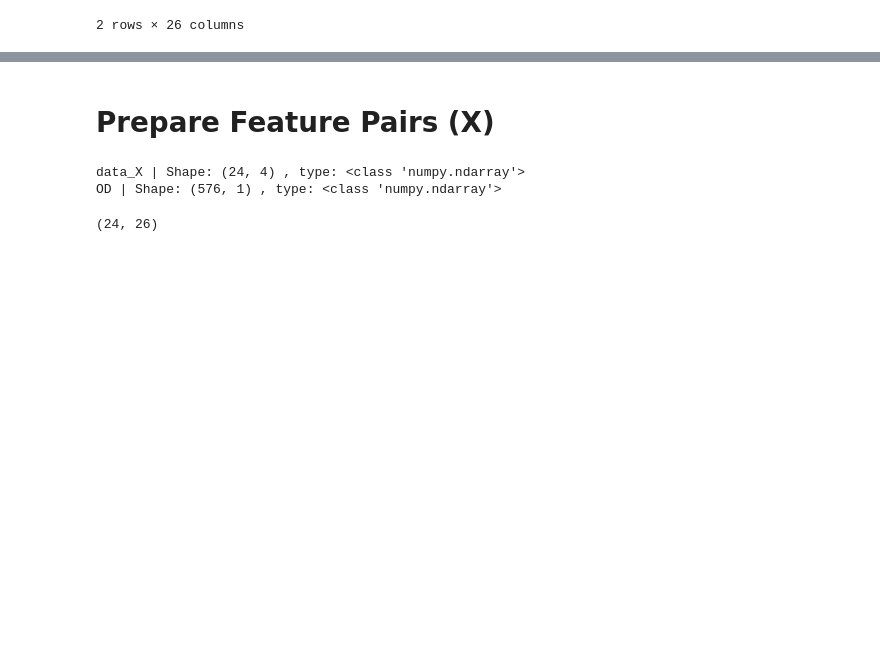
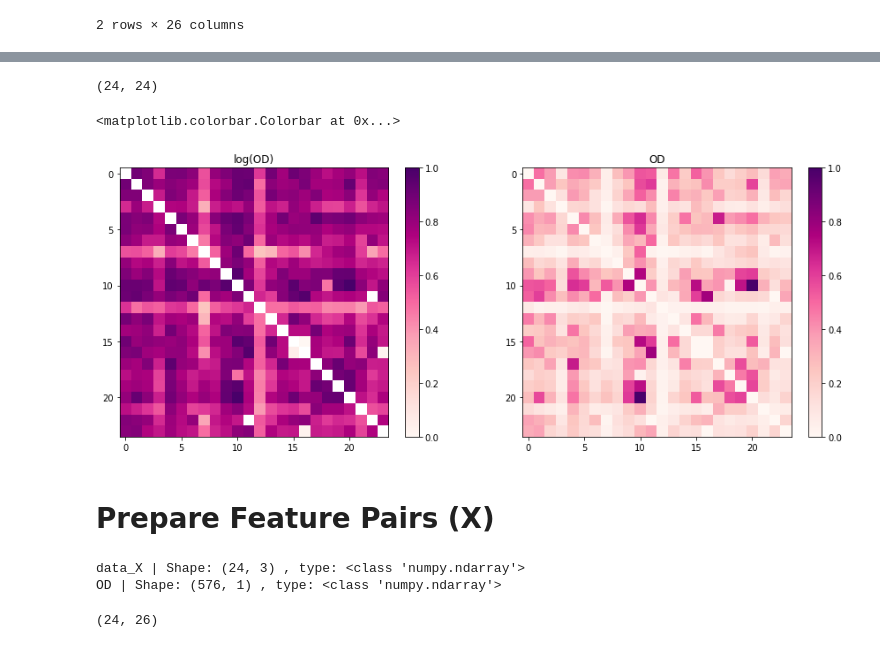
Before and after one commit to khzhang2/Air_Traffic, a Jupyter notebook: Model - Deep Gravity.ipynb, the cells around one changed output, grey strips where cells are left out. Saved outputs shown, nothing was run; the diff lists cells and outputs as text; code cells hidden in the pictures; blank space fills up the shorter version.

```diff
--- a/Model - Deep Gravity.ipynb
+++ b/Model - Deep Gravity.ipynb
@@ -23,3 +35,8 @@ CSA_df = pd.read_csv('./data/CSA_df.csv')
+# %%
+# normalize OD
+scalar_OD = preprocessing.MinMaxScaler().fit(OD_df.to_numpy().reshape(-1, 1))
+OD_df_values = scalar_OD.transform(OD_df.to_numpy().reshape(-1, 1)).reshape(24, 24)
+OD_df = pd.DataFrame(OD_df_values, index=OD_df.index, columns=OD_df.columns)
 # %%
 us_CSA_use = us_CSA.loc[us_CSA['if_plot']==1]
 print(us_CSA_use.shape)
@@ -71,17 +102,21 @@ plt.colorbar(shrink=0.85)
 # %%
-# # visualization OD
-# print(OD_df.shape)
-# fig = plt.figure(figsize=[15,7])
+# visualization OD
+print(OD_df.shape)
+fig = plt.figure(figsize=[15,7])
 
-# ax1 = fig.add_subplot(121)
-# ax1.imshow(np.log(OD_df), cmap='RdPu')
-# ax1.set_title('log(OD)')
-# fig.colorbar(cm.ScalarMappable(cmap='RdPu'), ax=ax1, shrink=0.8)
+ax1 = fig.add_subplot(121)
+ax1.imshow(np.log(OD_df), cmap='RdPu')
+ax1.set_title('log(OD)')
+fig.colorbar(cm.ScalarMappable(cmap='RdPu'), ax=ax1, shrink=0.8)
 
-# ax2 = fig.add_subplot(122)
-# ax2.imshow(OD_df, cmap='RdPu')
-# ax2.set_title('OD')
-# fig.colorbar(cm.ScalarMappable(cmap='RdPu'), ax=ax2, shrink=0.8)
+ax2 = fig.add_subplot(122)
+ax2.imshow(OD_df, cmap='RdPu')
+ax2.set_title('OD')
+fig.colorbar(cm.ScalarMappable(cmap='RdPu'), ax=ax2, shrink=0.8)
+# %% [output]
+(24, 24)
+<matplotlib.colorbar.Colorbar at 0x...>
+[figure, added]
 # %% [markdown]
 # Prepare Feature Pairs (X)
 # %%
@@ -94,7 +129,7 @@ def get_logOD(OD):
                 OD[i, j] = np.log(OD[i, j])
     return OD
 # %%
-data_X = np.array(data_X.iloc[:, :4])
+data_X = np.array(data_X.iloc[:, :3])
 # scalar_data_X = preprocessing.StandardScaler().fit(data_X)
 # data_X = scalar_data_X.transform(data_X)  # shape: [num_cities * num_features*2+1, 1]
 print('data_X | Shape:', data_X.shape, ', type: %s'%type(data_X))
@@ -105,7 +140,7 @@ scalar_OD = preprocessing.MinMaxScaler().fit(OD)
 OD = scalar_OD.transform(OD)
 print('OD | Shape:', OD.shape, ', type: %s'%type(OD))
 # %% [output]
-data_X | Shape: (24, 4) , type: <class 'numpy.ndarray'>
+data_X | Shape: (24, 3) , type: <class 'numpy.ndarray'>
 OD | Shape: (576, 1) , type: <class 'numpy.ndarray'>
 # %%
 print(us_CSA_use.shape)
```
Also changed, not shown: parts of 18 cells of this notebook.
